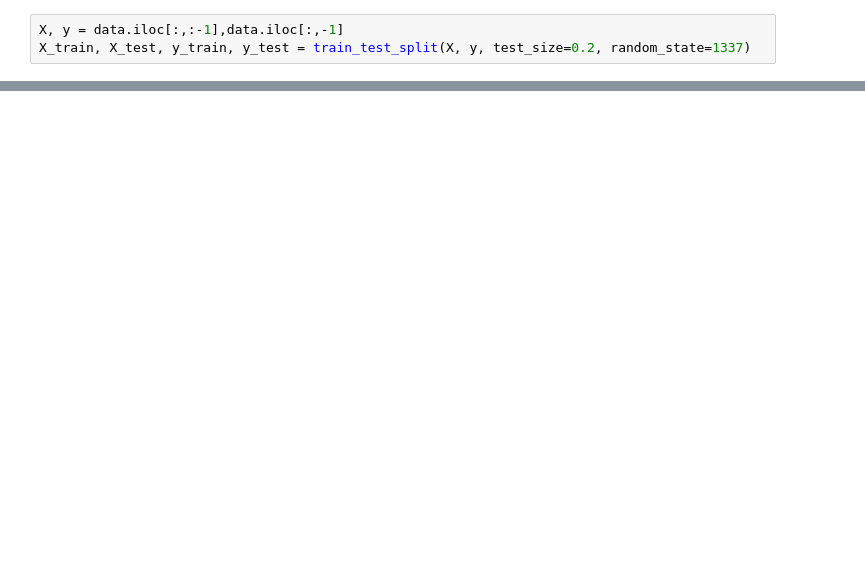
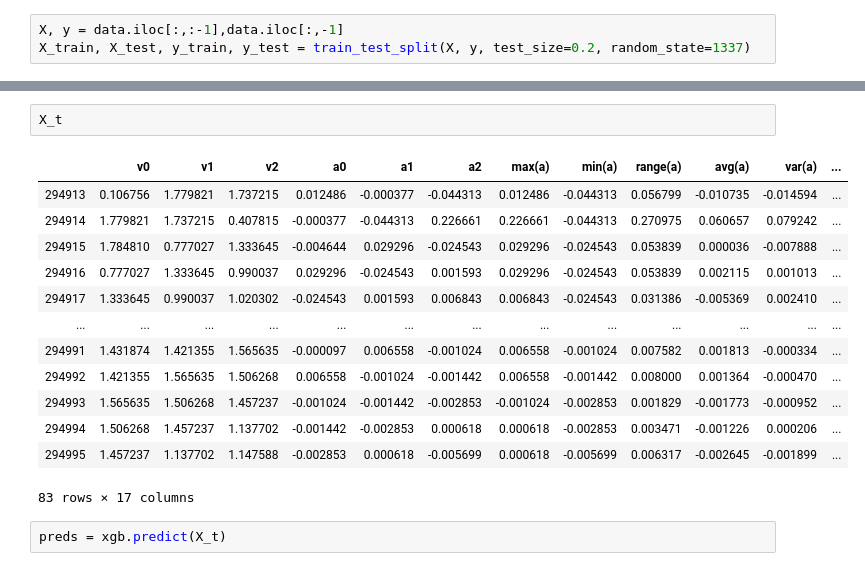
Before and after one commit to greenBene/ba-ml-model, a Jupyter notebook: xgboost-training.ipynb, the cells around one changed output, grey strips where cells are left out. Saved outputs shown, nothing was run; the diff lists cells and outputs as text; blank space fills up the shorter version.

```diff
--- a/xgboost-training.ipynb
+++ b/xgboost-training.ipynb
@@ -95,0 +143,18 @@ print(preds)
+# %%
+X_t
+# %% [output]
+|  | v0 | v1 | v2 | a0 | a1 | a2 | max(a) | min(a) | range(a) | avg(a) | var(a) | ... |
+| 294913 | 0.106756 | 1.779821 | 1.737215 | 0.012486 | -0.000377 | -0.044313 | 0.012486 | -0.044313 | 0.056799 | -0.010735 | -0.014594 | ... |
+| 294914 | 1.779821 | 1.737215 | 0.407815 | -0.000377 | -0.044313 | 0.226661 | 0.226661 | -0.044313 | 0.270975 | 0.060657 | 0.079242 | ... |
+| 294915 | 1.784810 | 0.777027 | 1.333645 | -0.004644 | 0.029296 | -0.024543 | 0.029296 | -0.024543 | 0.053839 | 0.000036 | -0.007888 | ... |
+| 294916 | 0.777027 | 1.333645 | 0.990037 | 0.029296 | -0.024543 | 0.001593 | 0.029296 | -0.024543 | 0.053839 | 0.002115 | 0.001013 | ... |
+| 294917 | 1.333645 | 0.990037 | 1.020302 | -0.024543 | 0.001593 | 0.006843 | 0.006843 | -0.024543 | 0.031386 | -0.005369 | 0.002410 | ... |
+| ... | ... | ... | ... | ... | ... | ... | ... | ... | ... | ... | ... | ... |
+| 294991 | 1.431874 | 1.421355 | 1.565635 | -0.000097 | 0.006558 | -0.001024 | 0.006558 | -0.001024 | 0.007582 | 0.001813 | -0.000334 | ... |
+| 294992 | 1.421355 | 1.565635 | 1.506268 | 0.006558 | -0.001024 | -0.001442 | 0.006558 | -0.001442 | 0.008000 | 0.001364 | -0.000470 | ... |
+| 294993 | 1.565635 | 1.506268 | 1.457237 | -0.001024 | -0.001442 | -0.002853 | -0.001024 | -0.002853 | 0.001829 | -0.001773 | -0.000952 | ... |
+| 294994 | 1.506268 | 1.457237 | 1.137702 | -0.001442 | -0.002853 | 0.000618 | 0.000618 | -0.002853 | 0.003471 | -0.001226 | 0.000206 | ... |
+| 294995 | 1.457237 | 1.137702 | 1.147588 | -0.002853 | 0.000618 | -0.005699 | 0.000618 | -0.005699 | 0.006317 | -0.002645 | -0.001899 | ... |
+83 rows × 17 columns
+# %%
+preds = xgb.predict(X_t)
```
Also changed, not shown: parts of 24 cells of this notebook, 5 other files.
